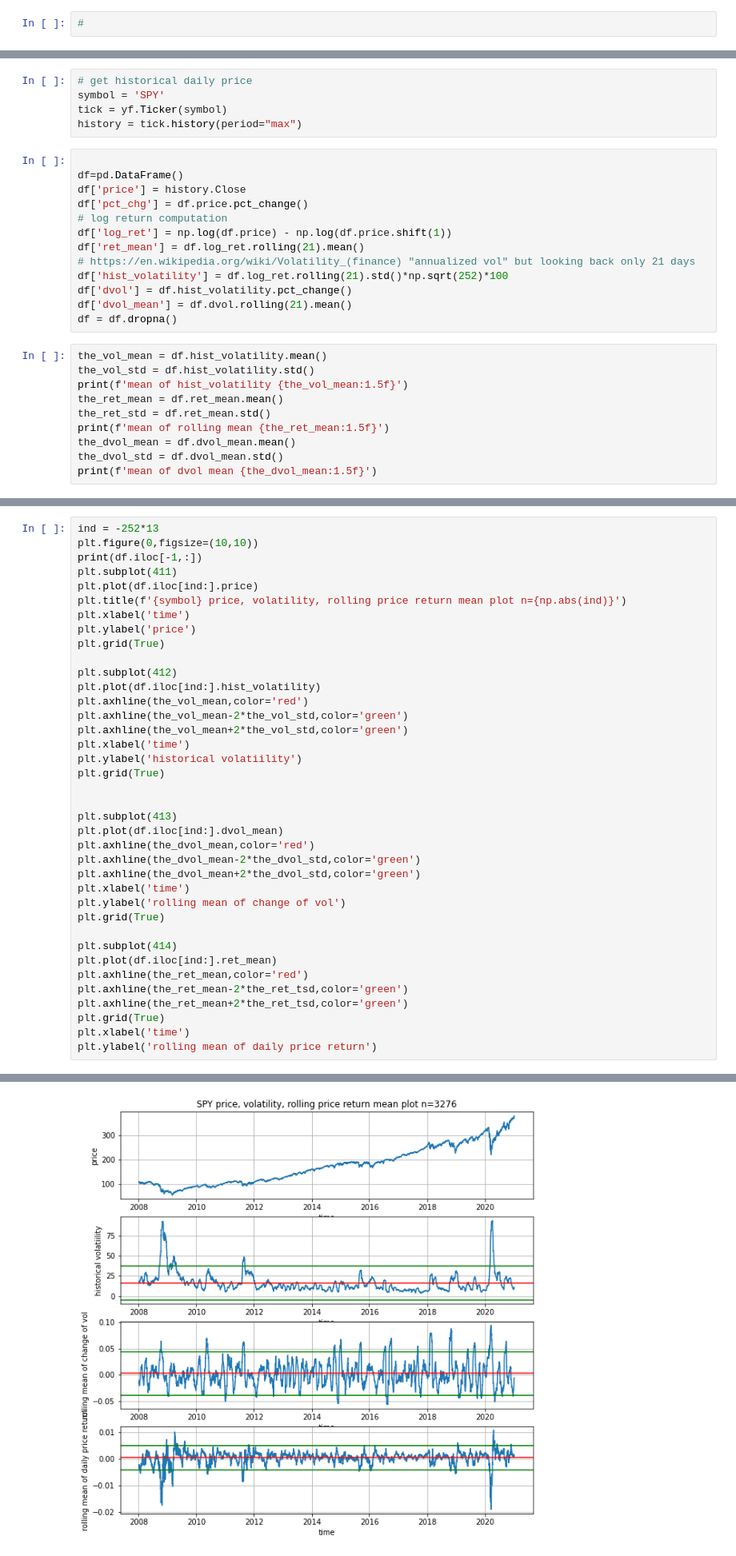
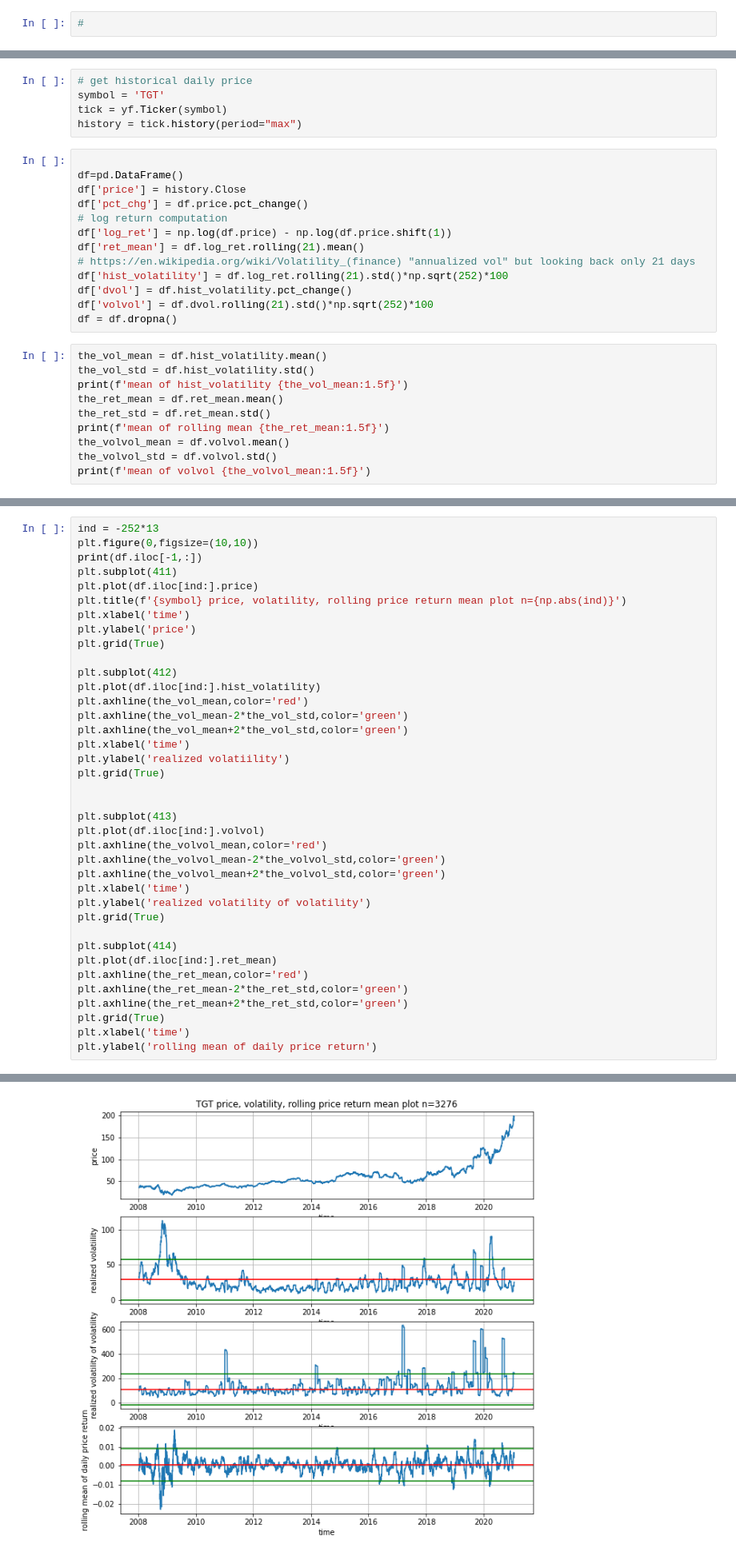
Before and after one commit to pangyuteng/public-misc, a Jupyter notebook: finance/basics/mean-reversion----tmp.ipynb, the cells around one changed output, grey strips where cells are left out. Shown at 80% size. Saved outputs shown, nothing was run; the diff lists cells and outputs as text.

```diff
--- a/finance/basics/mean-reversion----tmp.ipynb
+++ b/finance/basics/mean-reversion----tmp.ipynb
@@ -10,7 +10,7 @@ import seaborn as sns
 %matplotlib inline
 # %%
 # get historical daily price
-symbol = 'SPY'
+symbol = 'TGT'
 tick = yf.Ticker(symbol)
 history = tick.history(period="max")
 # %%
@@ -24,7 +24,7 @@ df['ret_mean'] = df.log_ret.rolling(21).mean()
 # https://en.wikipedia.org/wiki/Volatility_(finance) "annualized vol" but looking back only 21 days
 df['hist_volatility'] = df.log_ret.rolling(21).std()*np.sqrt(252)*100
 df['dvol'] = df.hist_volatility.pct_change()
-df['dvol_mean'] = df.dvol.rolling(21).mean()
+df['volvol'] = df.dvol.rolling(21).std()*np.sqrt(252)*100
 df = df.dropna()
 # %%
 the_vol_mean = df.hist_volatility.mean()
@@ -33,7 +33,7 @@ print(f'mean of hist_volatility {the_vol_mean:1.5f}')
 the_ret_mean = df.ret_mean.mean()
 the_ret_std = df.ret_mean.std()
 print(f'mean of rolling mean {the_ret_mean:1.5f}')
-the_dvol_mean = df.dvol_mean.mean()
-the_dvol_std = df.dvol_mean.std()
-print(f'mean of dvol mean {the_dvol_mean:1.5f}')
+the_volvol_mean = df.volvol.mean()
+the_volvol_std = df.volvol.std()
+print(f'mean of volvol {the_volvol_mean:1.5f}')
 # %% [output]
@@ -57,24 +57,24 @@ plt.axhline(the_vol_mean,color='red')
 plt.axhline(the_vol_mean-2*the_vol_std,color='green')
 plt.axhline(the_vol_mean+2*the_vol_std,color='green')
 plt.xlabel('time')
-plt.ylabel('historical volatiility')
+plt.ylabel('realized volatiility')
 plt.grid(True)
 
 
 plt.subplot(413)
-plt.plot(df.iloc[ind:].dvol_mean)
-plt.axhline(the_dvol_mean,color='red')
-plt.axhline(the_dvol_mean-2*the_dvol_std,color='green')
-plt.axhline(the_dvol_mean+2*the_dvol_std,color='green')
+plt.plot(df.iloc[ind:].volvol)
+plt.axhline(the_volvol_mean,color='red')
+plt.axhline(the_volvol_mean-2*the_volvol_std,color='green')
+plt.axhline(the_volvol_mean+2*the_volvol_std,color='green')
 plt.xlabel('time')
-plt.ylabel('rolling mean of change of vol')
+plt.ylabel('realized volatility of volatility')
 plt.grid(True)
 
 plt.subplot(414)
 plt.plot(df.iloc[ind:].ret_mean)
 plt.axhline(the_ret_mean,color='red')
-plt.axhline(the_ret_mean-2*the_ret_tsd,color='green')
-plt.axhline(the_ret_mean+2*the_ret_tsd,color='green')
+plt.axhline(the_ret_mean-2*the_ret_std,color='green')
+plt.axhline(the_ret_mean+2*the_ret_std,color='green')
 plt.grid(True)
 plt.xlabel('time')
 plt.ylabel('rolling mean of daily price return')
@@ -90,3 +90,3 @@ Name: 2021-01-08 00:00:00, dtype: float64
 Text(0, 0.5, 'rolling mean of daily price return')
-[figure, old version]
+[figure, new version]
 # %%
```
Also changed, not shown: parts of 4 cells of this notebook, 2 other files.
